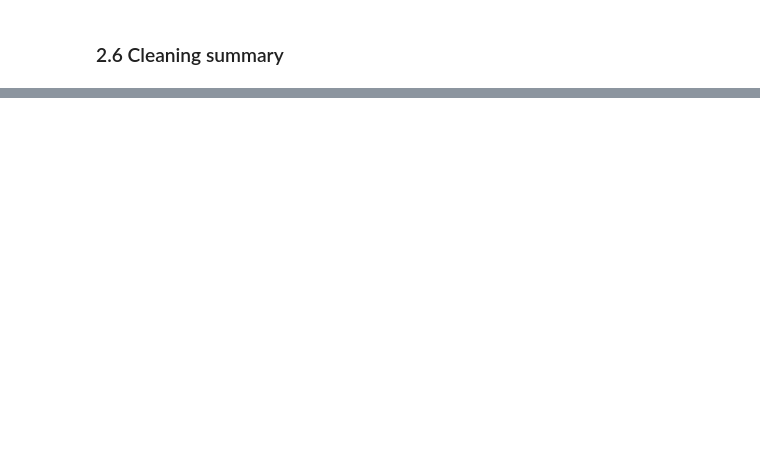
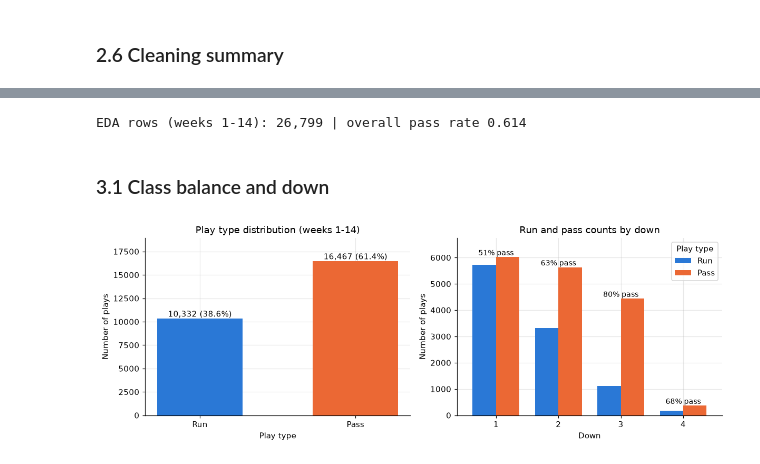
Before and after one commit to amogh240/ML-Project, a Jupyter notebook: nfl_pass_prediction.ipynb, the cells around one changed output, grey strips where cells are left out. Saved outputs shown, nothing was run; the diff lists cells and outputs as text; code cells hidden in the pictures; blank space fills up the shorter version.

```diff
--- a/nfl_pass_prediction.ipynb
+++ b/nfl_pass_prediction.ipynb
@@ -512,0 +493,42 @@ Clean table: 36,539 plays x 38 columns | pass rate 0.610
+# %%
+import matplotlib.pyplot as plt
+
+RUN_COLOR, PASS_COLOR = "#2a78d6", "#eb6834"
+SERIES_COLORS = ["#2a78d6", "#eb6834", "#1baf7a", "#eda100"]
+NEUTRAL = "#8c8c8c"
+plt.rcParams.update({"figure.dpi": 110, "axes.spines.top": False, "axes.spines.right": False,
+                     "axes.grid": True, "grid.alpha": 0.3, "axes.axisbelow": True})
+
+YTG_BINS = [0, 2, 6, 10, 100]                      # yards to go: 1-2 | 3-6 | 7-10 | 11+
+YTG_LABELS = ["1-2", "3-6", "7-10", "11+"]
+
+eda = clean[clean["week"] <= TRAIN_MAX_WEEK].copy()
+eda["ydstogo_bin"] = pd.cut(eda["ydstogo"], bins=YTG_BINS, labels=YTG_LABELS)
+assert eda["ydstogo_bin"].notna().all()
+overall_rate = eda["is_pass"].mean()
+print(f"EDA rows (weeks 1-{TRAIN_MAX_WEEK}): {len(eda):,} | overall pass rate {overall_rate:.3f}")
+# %% [output]
+EDA rows (weeks 1-14): 26,799 | overall pass rate 0.614
+# %% [markdown]
+### 3.1 Class balance and down
+# %%
+fig, axes = plt.subplots(1, 2, figsize=(11, 4))
+
+counts = eda["is_pass"].map({0: "Run", 1: "Pass"}).value_counts().reindex(["Run", "Pass"])
+axes[0].bar(counts.index, counts.values, color=[RUN_COLOR, PASS_COLOR], width=0.55)
+for i, v in enumerate(counts.values):
+    axes[0].text(i, v, f"{v:,} ({v / counts.sum():.1%})", ha="center", va="bottom")
+axes[0].set(title="Play type distribution (weeks 1-14)", xlabel="Play type", ylabel="Number of plays",
+            ylim=(0, counts.max() * 1.15))
+
+by_down = pd.crosstab(eda["down"].astype(int), eda["is_pass"]).rename(columns={0: "Run", 1: "Pass"})
+by_down.plot.bar(ax=axes[1], color=[RUN_COLOR, PASS_COLOR], rot=0, width=0.75)
+for i, (_, row) in enumerate(by_down.iterrows()):
+    axes[1].text(i, row.max(), f"{row['Pass'] / row.sum():.0%} pass", ha="center", va="bottom", fontsize=9)
+axes[1].set(title="Run and pass counts by down", xlabel="Down", ylabel="Number of plays",
+            ylim=(0, by_down.values.max() * 1.12))
+axes[1].legend(title="Play type")
+plt.tight_layout()
+plt.show()
+# %% [output]
+[figure, added]
```
Also changed, not shown: parts of 122 cells of this notebook, 4 other files.
